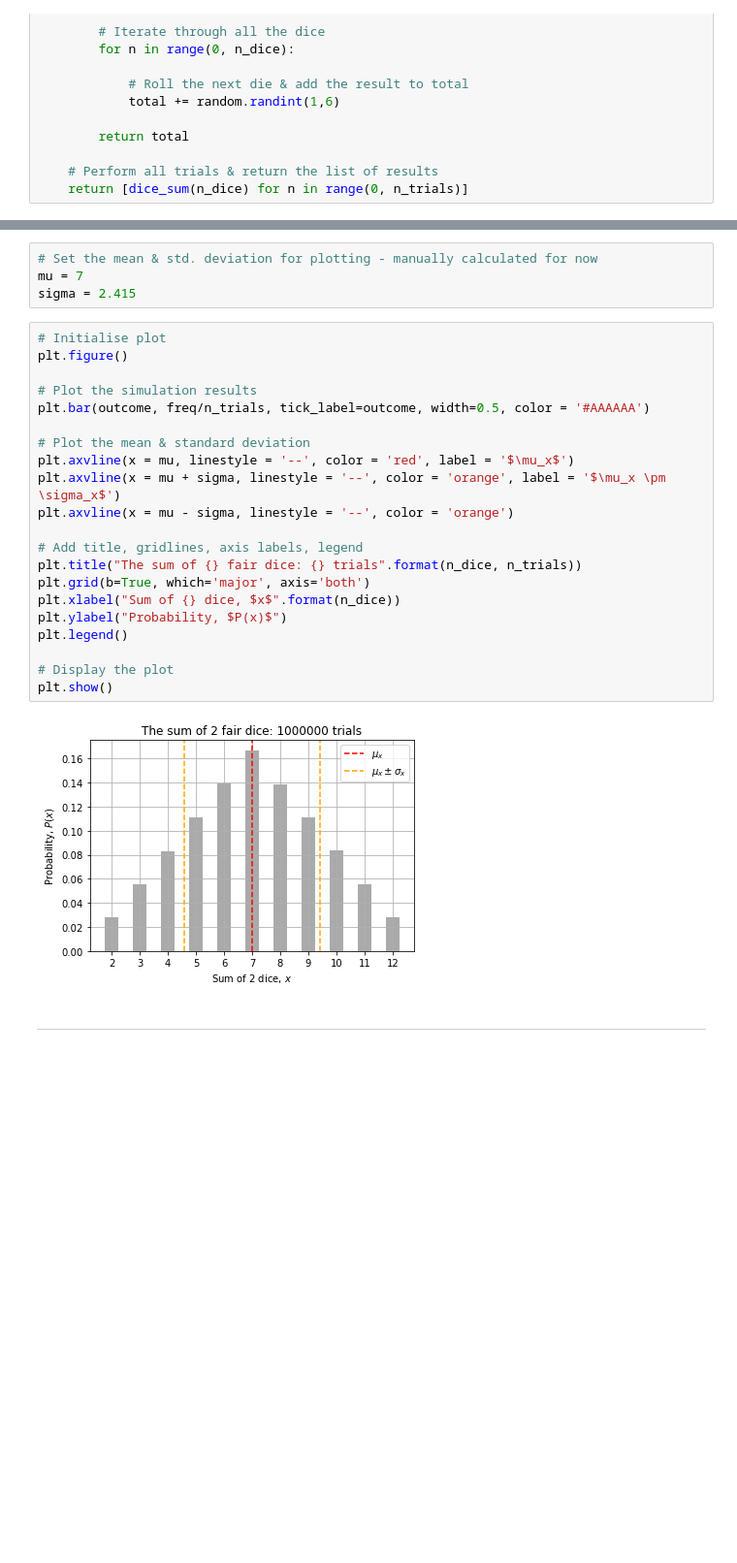
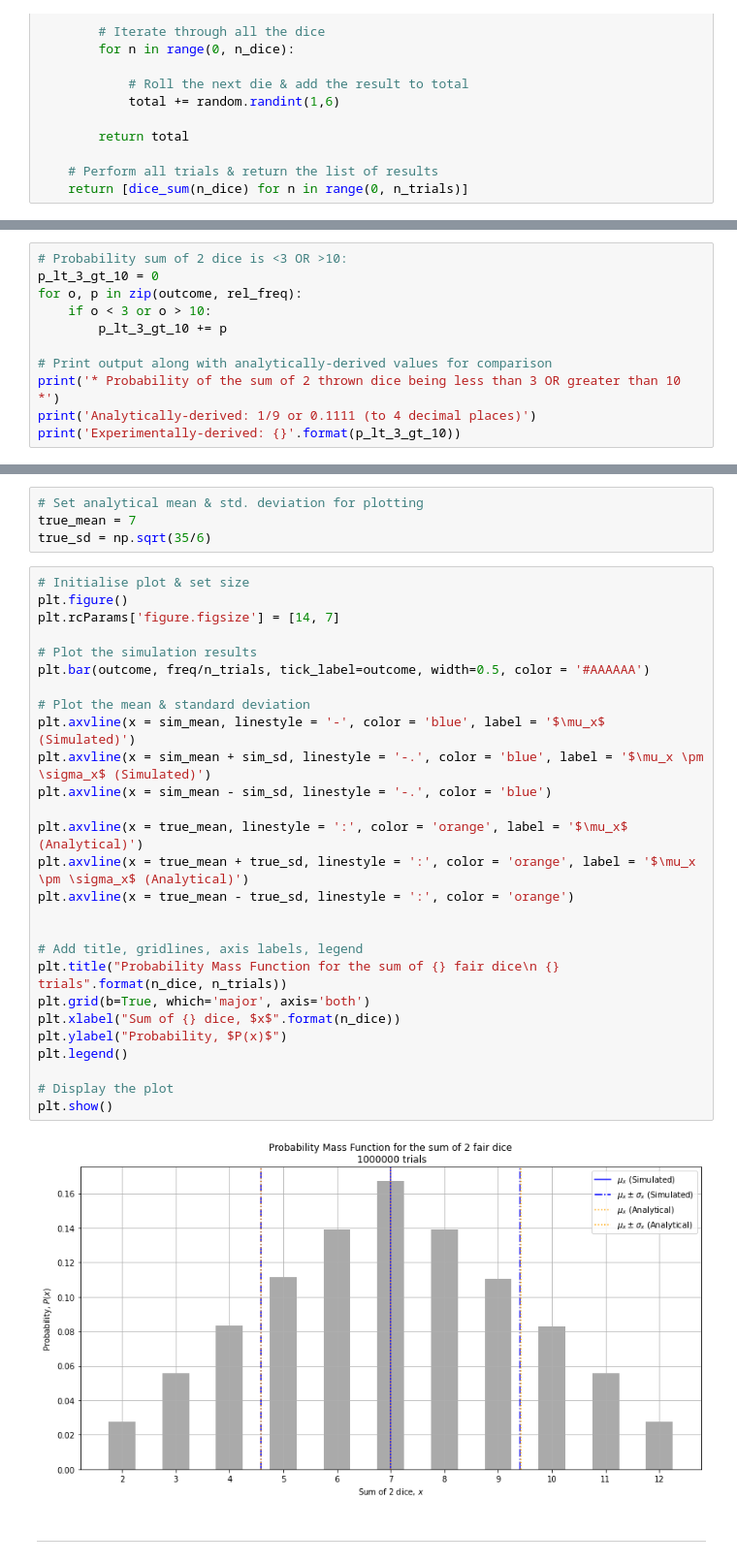
Before and after one commit to yrsci/Level8AI-CE4021-Etivity3, a Jupyter notebook: Etivity3-Task1-21208298.ipynb, the cells around one changed output, grey strips where cells are left out. Shown at 97% size. Drawn from its saved outputs; the diff is of its cells as text; blank space fills up the shorter version.

Commit message:
Added approximations of mean, std dev. Calculated prob of <3 or >10. Improved plot & added approx mean, std dev to it.

```diff
--- a/Etivity3-Task1-21208298.ipynb
+++ b/Etivity3-Task1-21208298.ipynb
@@ -163,0 +165,11 @@ outcome, freq = np.unique(np.array(result), return_counts = True)
+# %%
+# Probability sum of 2 dice is <3 OR >10:
+p_lt_3_gt_10 = 0
+for o, p in zip(outcome, rel_freq):
+    if o < 3 or o > 10:
+        p_lt_3_gt_10 += p
+
+# Print output along with analytically-derived values for comparison
+print('* Probability of the sum of 2 thrown dice being less than 3 OR greater than 10 *')
+print('Analytically-derived: 1/9 or 0.1111 (to 4 decimal places)')
+print('Experimentally-derived: {}'.format(p_lt_3_gt_10))
@@ -166,30 +221,36 @@ Plot the results of the simulation:
 # %%
-# Set the mean & std. deviation for plotting - manually calculated for now
-mu = 7
-sigma = 2.415
+# Set analytical mean & std. deviation for plotting
+true_mean = 7
+true_sd = np.sqrt(35/6)
 # %%
-# Initialise plot
+# Initialise plot & set size
 plt.figure()
+plt.rcParams['figure.figsize'] = [14, 7]
 
 # Plot the simulation results
 plt.bar(outcome, freq/n_trials, tick_label=outcome, width=0.5, color = '#AAAAAA')
 
 # Plot the mean & standard deviation
-plt.axvline(x = mu, linestyle = '--', color = 'red', label = '$\mu_x$')
-plt.axvline(x = mu + sigma, linestyle = '--', color = 'orange', label = '$\mu_x \pm \sigma_x$')
-plt.axvline(x = mu - sigma, linestyle = '--', color = 'orange')
+plt.axvline(x = sim_mean, linestyle = '-', color = 'blue', label = '$\mu_x$ (Simulated)')
+plt.axvline(x = sim_mean + sim_sd, linestyle = '-.', color = 'blue', label = '$\mu_x \pm \sigma_x$ (Simulated)')
+plt.axvline(x = sim_mean - sim_sd, linestyle = '-.', color = 'blue')
+
+plt.axvline(x = true_mean, linestyle = ':', color = 'orange', label = '$\mu_x$ (Analytical)')
+plt.axvline(x = true_mean + true_sd, linestyle = ':', color = 'orange', label = '$\mu_x \pm \sigma_x$ (Analytical)')
+plt.axvline(x = true_mean - true_sd, linestyle = ':', color = 'orange')
+
 
 # Add title, gridlines, axis labels, legend
-plt.title("The sum of {} fair dice: {} trials".format(n_dice, n_trials))
+plt.title("Probability Mass Function for the sum of {} fair dice\n {} trials".format(n_dice, n_trials))
 plt.grid(b=True, which='major', axis='both')
 plt.xlabel("Sum of {} dice, $x$".format(n_dice))
 plt.ylabel("Probability, $P(x)$")
 plt.legend()
 
 # Display the plot
 plt.show()
 # %% [output]
-[figure, old version]
+[figure, new version]
 # %% [markdown]
 <hr style=\"border:2px solid gray\"> </hr>
 # %% [markdown]
```
Also changed, not shown: parts of 13 cells of this notebook.
